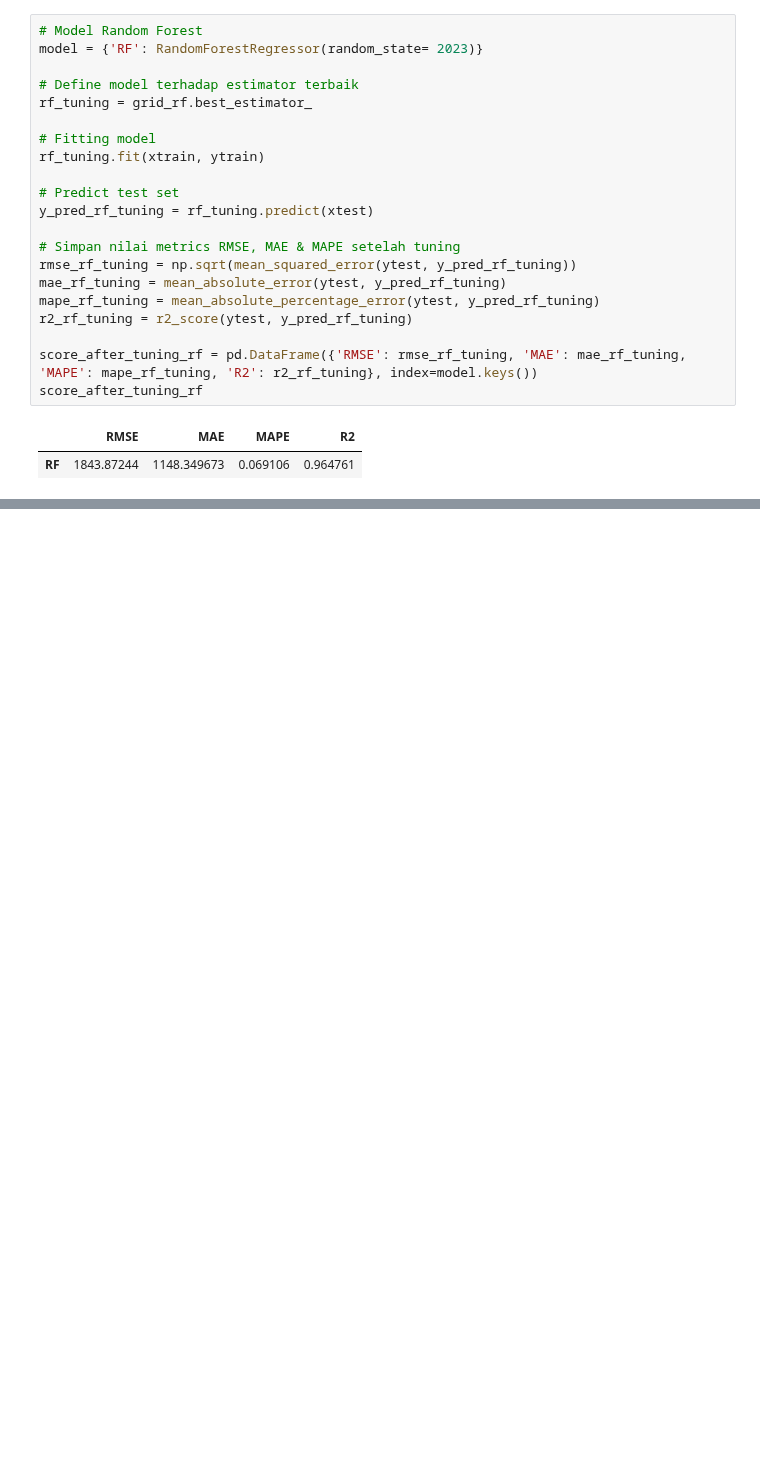
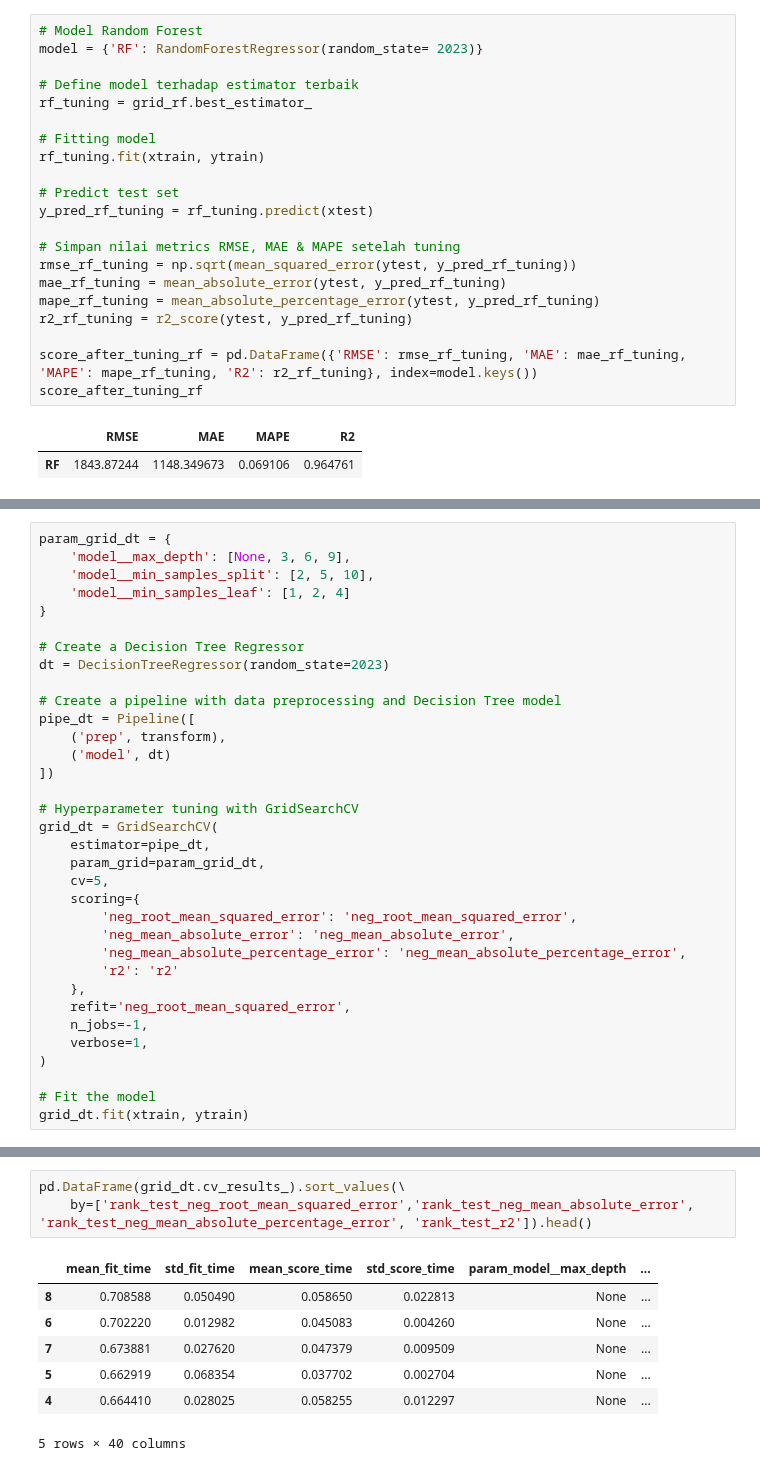
Before and after one commit to d-widyantama/ML-Regression-UsedCarsPrediction-finpro-alpha, a Jupyter notebook: 4. Modeling V.2.ipynb, the cells around one changed output, grey strips where cells are left out. Cells and saved outputs as stored; diff of their text form; blank space fills up the shorter version.

```diff
--- a/4. Modeling V.2.ipynb
+++ b/4. Modeling V.2.ipynb
@@ -377,0 +479,34 @@ score_after_tuning_rf
+# %%
+param_grid_dt = {
+    'model__max_depth': [None, 3, 6, 9],
+    'model__min_samples_split': [2, 5, 10],
+    'model__min_samples_leaf': [1, 2, 4]
+}
+
+# Create a Decision Tree Regressor
+dt = DecisionTreeRegressor(random_state=2023)
+
+# Create a pipeline with data preprocessing and Decision Tree model
+pipe_dt = Pipeline([
+    ('prep', transform),
+    ('model', dt)
+])
+
+# Hyperparameter tuning with GridSearchCV
+grid_dt = GridSearchCV(
+    estimator=pipe_dt,
+    param_grid=param_grid_dt,
+    cv=5,
+    scoring={
+        'neg_root_mean_squared_error': 'neg_root_mean_squared_error',
+        'neg_mean_absolute_error': 'neg_mean_absolute_error',
+        'neg_mean_absolute_percentage_error': 'neg_mean_absolute_percentage_error',
+        'r2': 'r2'
+    },
+    refit='neg_root_mean_squared_error',
+    n_jobs=-1,
+    verbose=1,
+)
+
+# Fit the model
+grid_dt.fit(xtrain, ytrain)
@@ -377,0 +532,11 @@ score_after_tuning_rf
+# %%
+pd.DataFrame(grid_dt.cv_results_).sort_values(\
+    by=['rank_test_neg_root_mean_squared_error','rank_test_neg_mean_absolute_error', 'rank_test_neg_mean_absolute_percentage_error', 'rank_test_r2']).head()
+# %% [output]
+|  | mean_fit_time | std_fit_time | mean_score_time | std_score_time | param_model__max_depth | ... |
+| 8 | 0.708588 | 0.050490 | 0.058650 | 0.022813 | None | ... |
+| 6 | 0.702220 | 0.012982 | 0.045083 | 0.004260 | None | ... |
+| 7 | 0.673881 | 0.027620 | 0.047379 | 0.009509 | None | ... |
+| 5 | 0.662919 | 0.068354 | 0.037702 | 0.002704 | None | ... |
+| 4 | 0.664410 | 0.028025 | 0.058255 | 0.012297 | None | ... |
+5 rows × 40 columns
```
Also changed, not shown: parts of 12 cells of this notebook.
